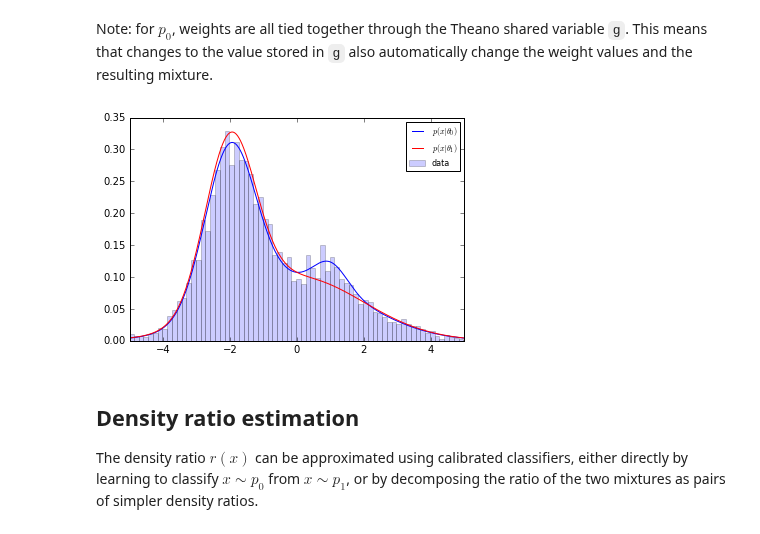
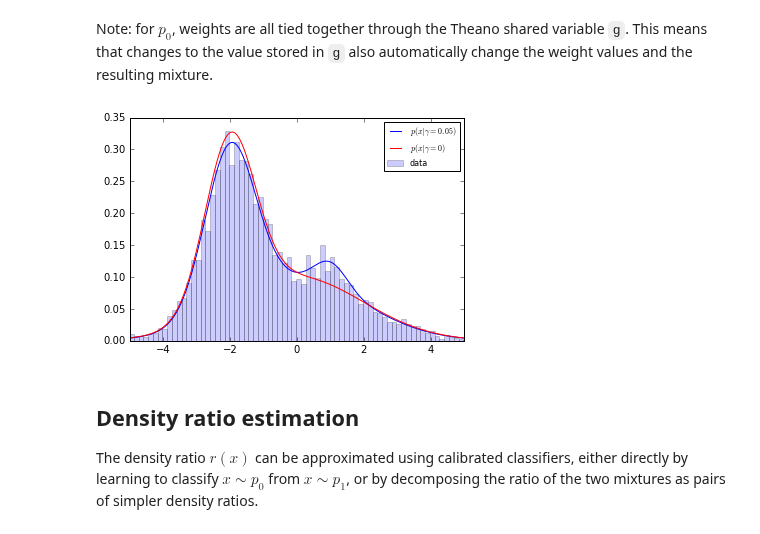
Before and after one commit to diana-hep/carl, a Jupyter notebook: examples/Approximating likelihood ratios with calibrated classifiers.ipynb, the cells around one changed output. Saved outputs shown, nothing was run; the diff lists cells and outputs as text; code cells hidden in the pictures.

```diff
--- a/examples/Approximating likelihood ratios with calibrated classifiers.ipynb
+++ b/examples/Approximating likelihood ratios with calibrated classifiers.ipynb
@@ -35,14 +35,14 @@ Note: for $p_0$, weights are all tied together through the Theano shared variabl
 X_true = p0.rvs(5000, random_state=777)
 # %%
 reals = np.linspace(-5, 5, num=1000)
-plt.plot(reals, p0.pdf(reals.reshape(-1, 1)), label=r"$p(x|\theta_0)$", color="b")
-plt.plot(reals, p1.pdf(reals.reshape(-1, 1)), label=r"$p(x|\theta_1)$", color="r")
+plt.plot(reals, p0.pdf(reals.reshape(-1, 1)), label=r"$p(x|\gamma=0.05)$", color="b")
+plt.plot(reals, p1.pdf(reals.reshape(-1, 1)), label=r"$p(x|\gamma=0)$", color="r")
 plt.hist(X_true[:, 0], bins=100, normed=True, label="data", alpha=0.2, color="b")
 plt.xlim(-5, 5)
 plt.legend(loc="best", prop={'size': 8})
 plt.show()
 # %% [output]
-[figure, old version]
+[figure, new version]
 # %% [markdown]
 ## Density ratio estimation
 
```
Also changed, not shown: parts of 8 cells of this notebook, 1 other file.
